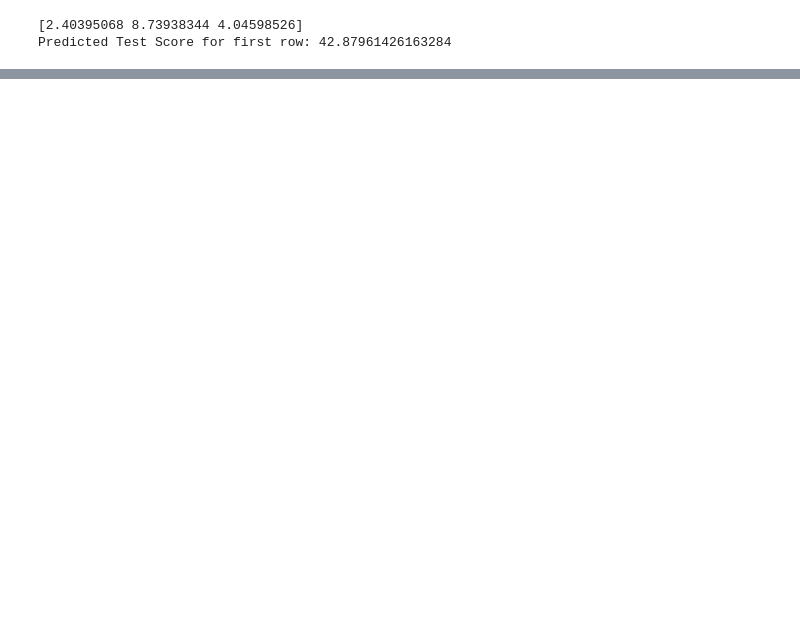
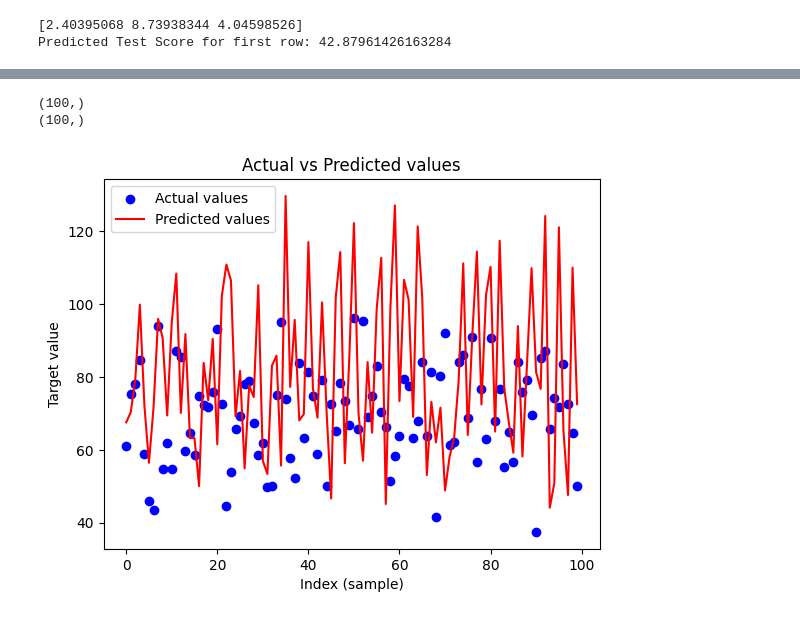
Before and after one commit to bdipesh3045/356-Days-Of-Data-Science, a Jupyter notebook: Gradient_Descent.ipynb, the cells around one changed output, grey strips where cells are left out. Saved outputs shown, nothing was run; the diff lists cells and outputs as text; code cells hidden in the pictures; blank space fills up the shorter version.

```diff
--- a/Gradient_Descent.ipynb
+++ b/Gradient_Descent.ipynb
@@ -87,0 +96,4 @@ df.head()
+# %%
+url="https://raw.githubusercontent.com/bdipesh3045/CSV/refs/heads/main/multiple.csv"
+df=pd.read_csv(url)
+df.head()
@@ -208,3 +218,13 @@ print("Predicted Test Score for first row:", y_pred_first)
 # %% [output]
 [2.40395068 8.73938344 4.04598526]
 Predicted Test Score for first row: 42.87961426163284
+# %%
+
+y=np.array([3.82504837 ,1.36169108,4.71830514 ])
+print(y.shape)
+b= 1.791376401465915
+x0 = df[['Hours_Studied', 'Practice_Problems', 'Sleep_Hours']].iloc[:].values.reshape(3,-1)
+x0
+# %%
+x0.shape
+y=y.dot(x0)+b
@@ -210,0 +254,21 @@ Predicted Test Score for first row: 42.87961426163284
+# %%
+y_pred=np.array(y.reshape(-1))
+y_actual=df['Test_Score'].to_numpy()
+# %%
+print(y_pred.shape)
+print(y_actual.shape)
+# %% [output]
+(100,)
+(100,)
+# %%
+import matplotlib.pyplot as plt
+plt.scatter(range(len(y_actual)), y_actual, label="Actual values", color="blue")
+plt.plot(range(len(y_pred)), y_pred, label="Predicted values", color="red")  # straight line across index
+
+plt.xlabel("Index (sample)")
+plt.ylabel("Target value")
+plt.title("Actual vs Predicted values")
+plt.legend()
+plt.show()
+# %% [output]
+[figure, added]
```
Also changed, not shown: parts of 9 cells of this notebook.
